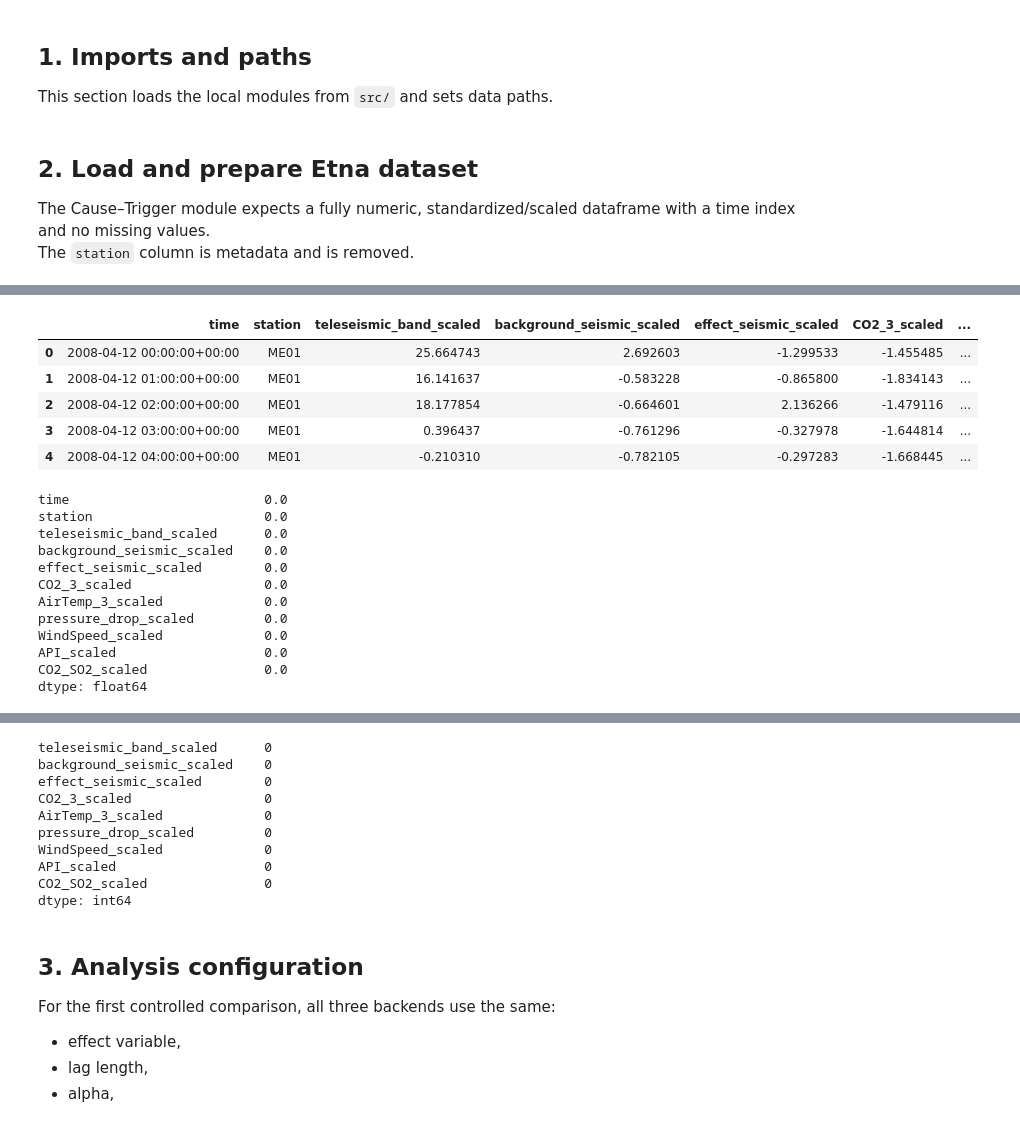
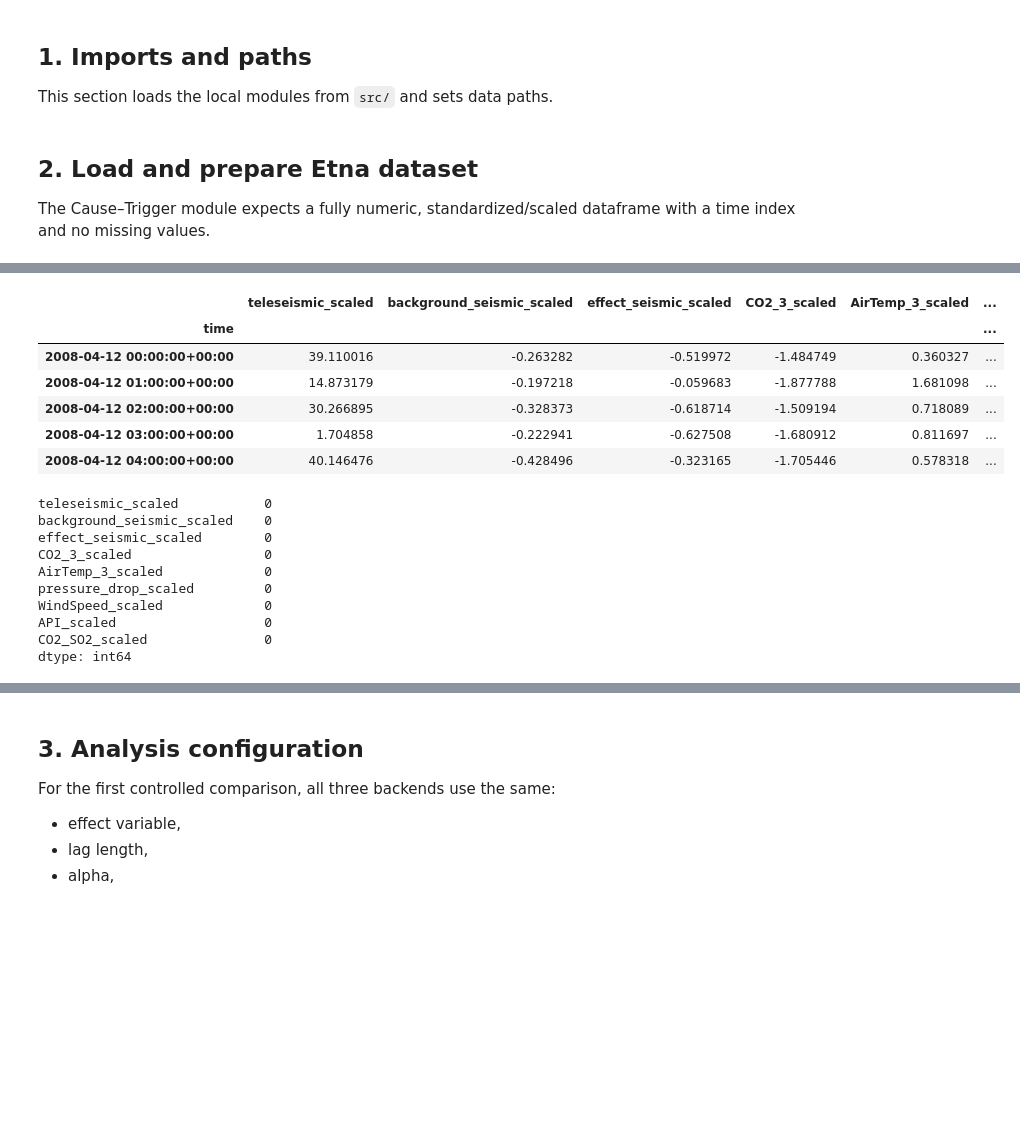
Before and after one commit to alectois/Distinguishing-Causes-and-Triggers-in-Volcanic-and-Seismic-Processes, a Jupyter notebook: notebooks/etna_cause_trigger.ipynb, the cells around one changed output, grey strips where cells are left out. Cells and saved outputs as stored; diff of their text form; code cells hidden in the pictures; blank space fills up the shorter version.

```diff
--- a/notebooks/etna_cause_trigger.ipynb
+++ b/notebooks/etna_cause_trigger.ipynb
@@ -55,15 +42,9 @@ pd.set_option("display.max_colwidth", 160)
 ## 2. Load and prepare Etna dataset
 
 The Cause–Trigger module expects a fully numeric, standardized/scaled dataframe with a time index and no missing values.
-The `station` column is metadata and is removed.
 # %%
-etna_path = DATA_DIR / "FINAL_ME01_scaled.csv"
-
+etna_path = DATA_DIR / "etna_final.csv"
 etna = pd.read_csv(etna_path, parse_dates=["time"])
-
-print("Raw loaded shape:", etna.shape)
-display(etna.head())
-display(etna.isna().mean().sort_values())
 
 X_all = (
     etna
@@ -87,18 +70,17 @@ Raw loaded shape: (768, 11)
-|  | time | station | teleseismic_band_scaled | background_seismic_scaled | effect_seismic_scaled | CO2_3_scaled | ... |
-| 0 | 2008-04-12 00:00:00+00:00 | ME01 | 25.664743 | 2.692603 | -1.299533 | -1.455485 | ... |
-| 1 | 2008-04-12 01:00:00+00:00 | ME01 | 16.141637 | -0.583228 | -0.865800 | -1.834143 | ... |
-| 2 | 2008-04-12 02:00:00+00:00 | ME01 | 18.177854 | -0.664601 | 2.136266 | -1.479116 | ... |
-| 3 | 2008-04-12 03:00:00+00:00 | ME01 | 0.396437 | -0.761296 | -0.327978 | -1.644814 | ... |
-| 4 | 2008-04-12 04:00:00+00:00 | ME01 | -0.210310 | -0.782105 | -0.297283 | -1.668445 | ... |
+|  | teleseismic_scaled | background_seismic_scaled | effect_seismic_scaled | CO2_3_scaled | AirTemp_3_scaled | ... |
+| time |  |  |  |  |  | ... |
+| 2008-04-12 00:00:00+00:00 | 39.110016 | -0.263282 | -0.519972 | -1.484749 | 0.360327 | ... |
+| 2008-04-12 01:00:00+00:00 | 14.873179 | -0.197218 | -0.059683 | -1.877788 | 1.681098 | ... |
+| 2008-04-12 02:00:00+00:00 | 30.266895 | -0.328373 | -0.618714 | -1.509194 | 0.718089 | ... |
+| 2008-04-12 03:00:00+00:00 | 1.704858 | -0.222941 | -0.627508 | -1.680912 | 0.811697 | ... |
+| 2008-04-12 04:00:00+00:00 | 40.146476 | -0.428496 | -0.323165 | -1.705446 | 0.578318 | ... |
-time                         0.0
-station                      0.0
-teleseismic_band_scaled      0.0
-background_seismic_scaled    0.0
-effect_seismic_scaled        0.0
-CO2_3_scaled                 0.0
-AirTemp_3_scaled             0.0
-pressure_drop_scaled         0.0
-WindSpeed_scaled             0.0
-API_scaled                   0.0
-CO2_SO2_scaled               0.0
-dtype: float64
+teleseismic_scaled           0
+background_seismic_scaled    0
+effect_seismic_scaled        0
+CO2_3_scaled                 0
+AirTemp_3_scaled             0
+pressure_drop_scaled         0
+WindSpeed_scaled             0
+API_scaled                   0
+CO2_SO2_scaled               0
+dtype: int64
@@ -115,13 +87,3 @@ End: 2008-05-13 23:00:00+00:00
-teleseismic_band_scaled      0
-background_seismic_scaled    0
-effect_seismic_scaled        0
-CO2_3_scaled                 0
-AirTemp_3_scaled             0
-pressure_drop_scaled         0
-WindSpeed_scaled             0
-API_scaled                   0
-CO2_SO2_scaled               0
-dtype: int64
 # %% [markdown]
 ## 3. Analysis configuration
 
```
Also changed, not shown: parts of 14 cells of this notebook, 11 other files.
